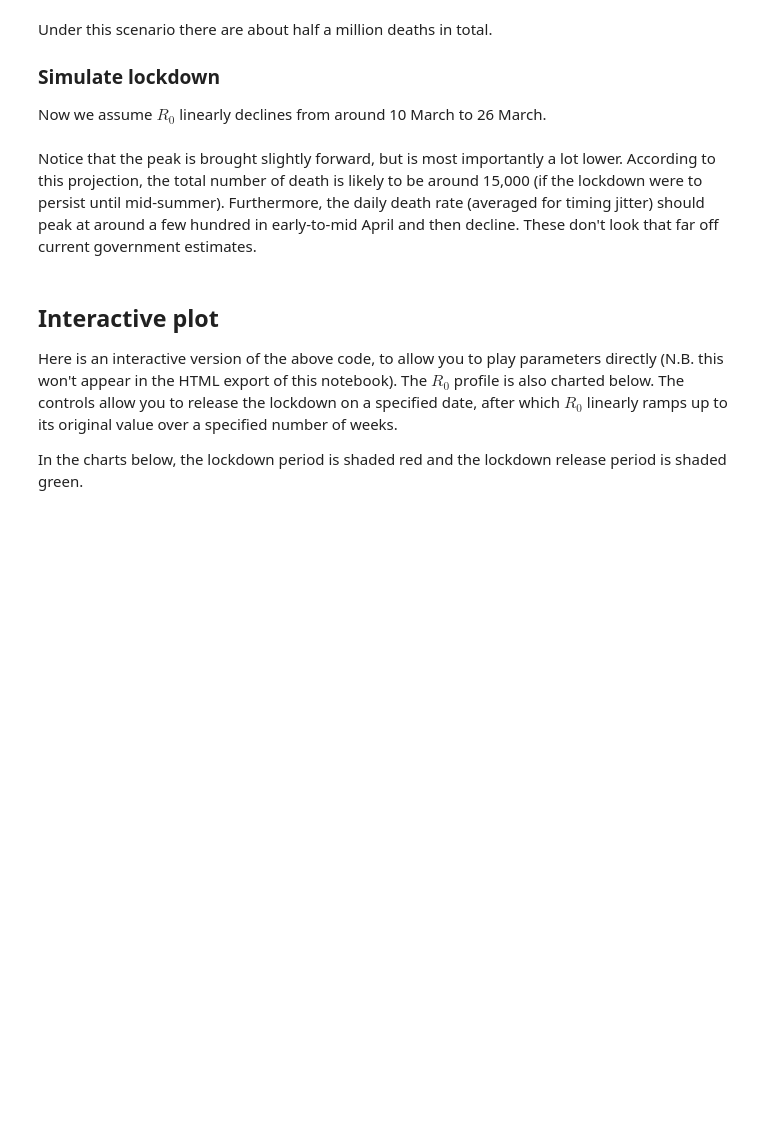
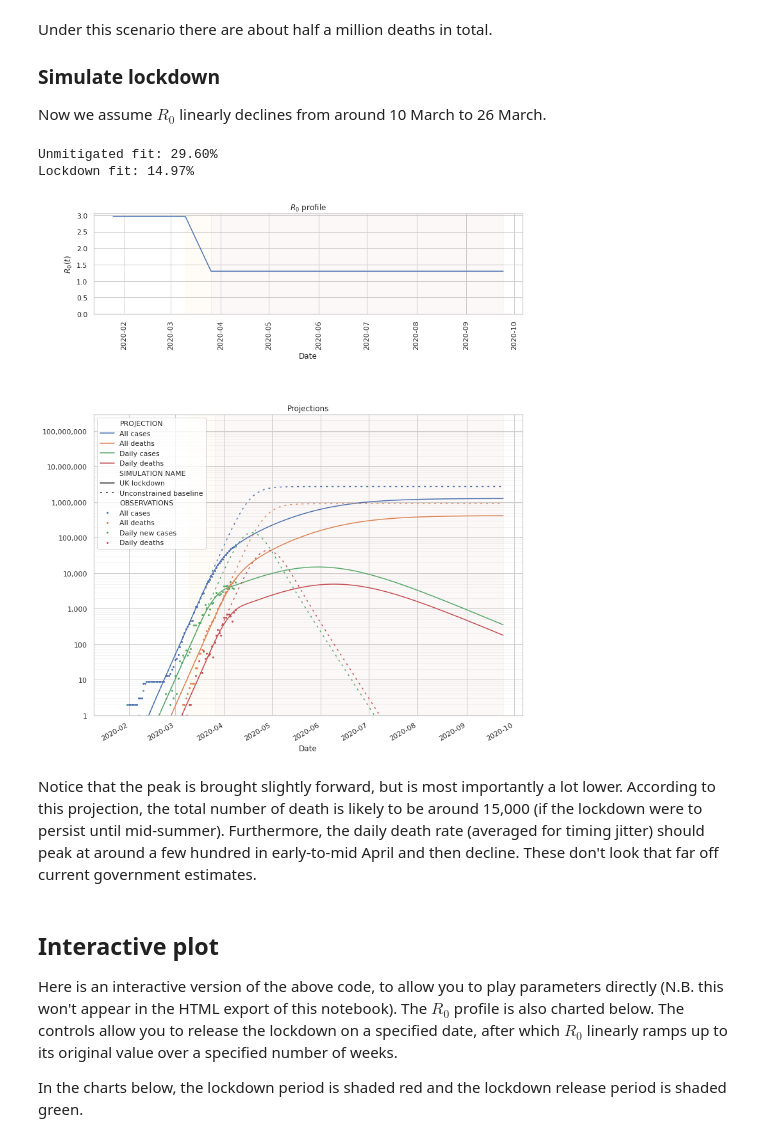
Before and after one commit to Sen-R/covid-19-modelling, a Jupyter notebook: Covid-19 SEIR Model.ipynb, the cells around one changed output. Drawn from its saved outputs; the diff is of its cells as text; code cells hidden in the pictures; blank space fills up the shorter version.

```diff
--- a/Covid-19 SEIR Model.ipynb
+++ b/Covid-19 SEIR Model.ipynb
@@ -149,35 +161,47 @@ Under this scenario there are about half a million deaths in total.
 
 Now we assume $R_0$ linearly declines from around 10 March to 26 March.
 # %%
-R_0_final = 1.2
+R_0_final = 1.3
 R_0_ld = piecewise_linear_R_0_profile(['2020/03/10', '2020/03/26'],
                                       [unc_model.R_0(0), R_0_final],
                                       sim_baseline)
 ld_model = SEIRObsModel(start_date=unc_model.start_date,
                         **SEIRObs_parameters)
 ld_model.R_0 = R_0_ld
+unc_score = unc_model.score(ts['All cases'], ts['All recovered'],
+                            ts['All deaths'],
+                            2*365//3, weights=[1., 0., 0.])
+ld_score = ld_model.score(ts['All cases'], ts['All recovered'],
+                            ts['All deaths'],
+                            2*365//3, weights=[1., 0., 0.])
+print("Unmitigated fit: {:0.2%}".format(unc_score))
+print("Lockdown fit: {:0.2%}".format(ld_score))
 sim_ld = ld_model.predict(2*365//3)
-assert ((sim_baseline.index - sim_ld.index).to_series().dt.days==0).all()
+assert ((sim_baseline.index - sim_ld.index).to_series().dt.days==0).all(), (sim_baseline.index[:5], sim_ld.index[:5])
 _, (axt, axb) = plt.subplots(2, 1, figsize=(12, 16),
                              gridspec_kw={'height_ratios': [1, 3]})
 plt.sca(axt)
 plt.plot(sim_baseline.index, R_0_ld(range(len(sim_baseline))))
 plt.ylim(0, None)
 plt.ylabel('$R_0(t)$')
 plt.xlabel('Date')
 plt.xticks(rotation=90)
 plt.title('$R_0$ profile')
 plot_data = plot_simulations({'UK lockdown': sim_ld,
                               'Unconstrained baseline': sim_baseline},
                              ts, ax=axb)
 axb.set_title('Projections')
 for ax in (axt, axb):
     ax.axvspan(pd.to_datetime('2020/03/10'),
                pd.to_datetime('2020/03/26'), color='orange', alpha=0.03)
     ax.axvspan(pd.to_datetime('2020/03/26'),
                sim_ld.index[-1], color='r', alpha=0.04)
 plt.subplots_adjust(hspace=0.5)
 plot_data.to_csv('simdata/sim-lockdown-final-R0-{}.csv'.format(R_0_final))
+# %% [output]
+Unmitigated fit: 29.60%
+Lockdown fit: 14.97%
+[figure, added]
 # %% [markdown]
 Notice that the peak is brought slightly forward, but is most importantly a lot lower. According to this projection, the total number of death is likely to be around 15,000 (if the lockdown were to persist until mid-summer). Furthermore, the daily death rate (averaged for timing jitter) should peak at around a few hundred in early-to-mid April and then decline. These don't look that far off current government estimates.
 # %% [markdown]
```
Also changed, not shown: parts of 5 cells of this notebook, 1 other file.
